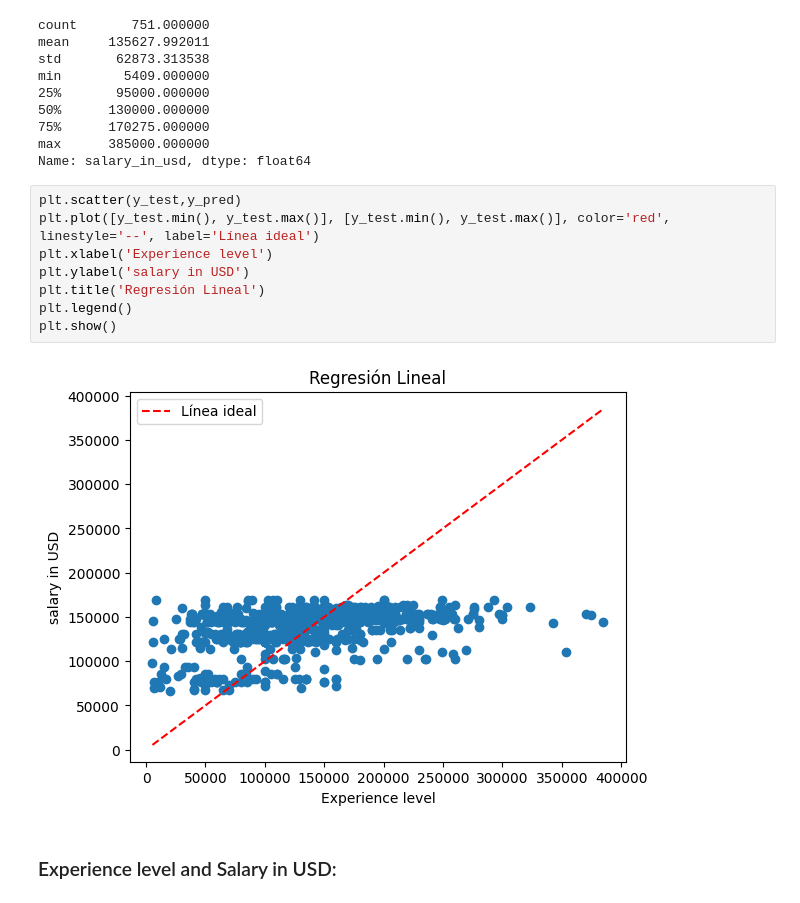
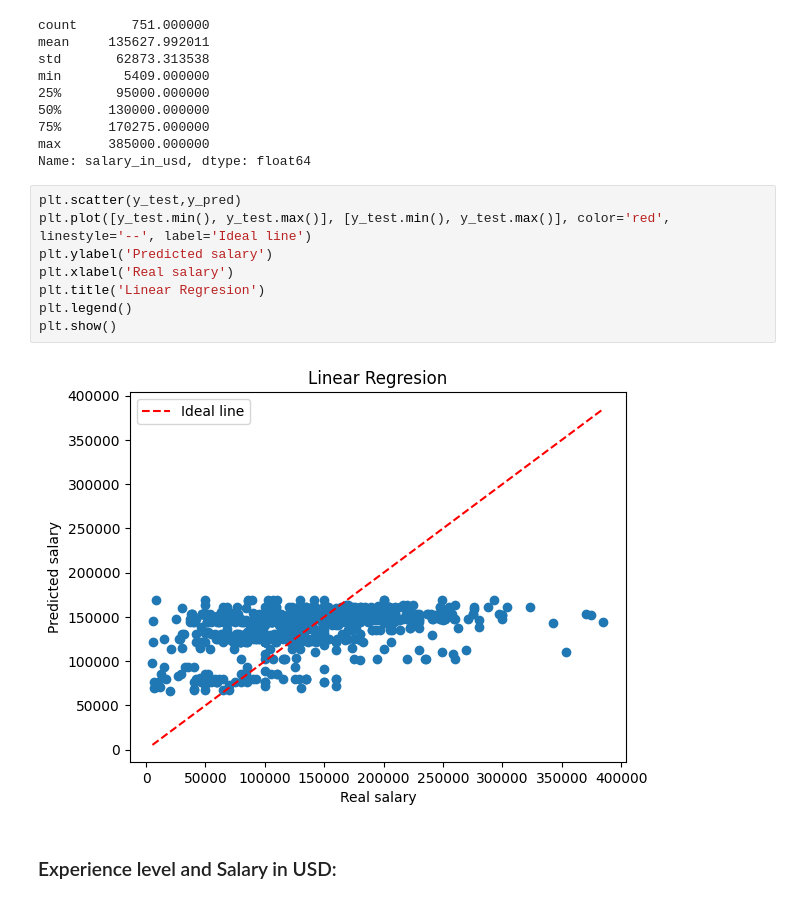
Before and after one commit to santiloc-hub/Data-Science-Salary-Analisis, a Jupyter notebook: Main.ipynb, the cells around one changed output. Drawn from its saved outputs; the diff is of its cells as text.

Commit message:
Linear model

```diff
--- a/Main.ipynb
+++ b/Main.ipynb
@@ -281,14 +281,14 @@ max      385000.000000
 Name: salary_in_usd, dtype: float64
 # %%
 plt.scatter(y_test,y_pred)
-plt.plot([y_test.min(), y_test.max()], [y_test.min(), y_test.max()], color='red', linestyle='--', label='Línea ideal')
-plt.xlabel('Experience level')
-plt.ylabel('salary in USD')
-plt.title('Regresión Lineal')
+plt.plot([y_test.min(), y_test.max()], [y_test.min(), y_test.max()], color='red', linestyle='--', label='Ideal line')
+plt.ylabel('Predicted salary')
+plt.xlabel('Real salary')
+plt.title('Linear Regresion')
 plt.legend()
 plt.show()
 # %% [output]
-[figure, old version]
+[figure, new version]
 # %% [markdown]
 ### Experience level and Salary in USD:
 # %%
```
